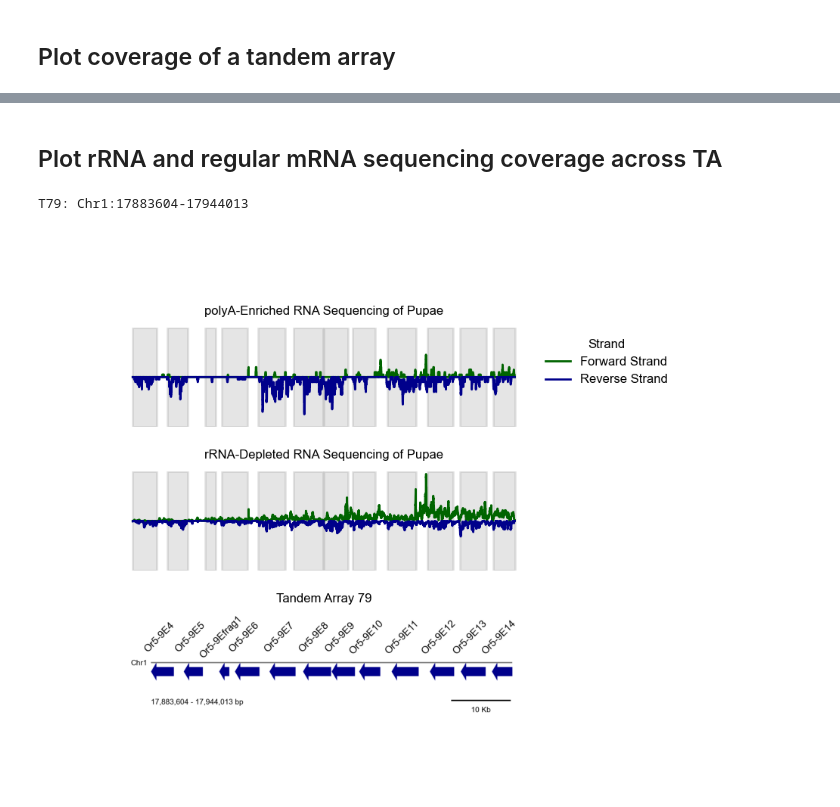
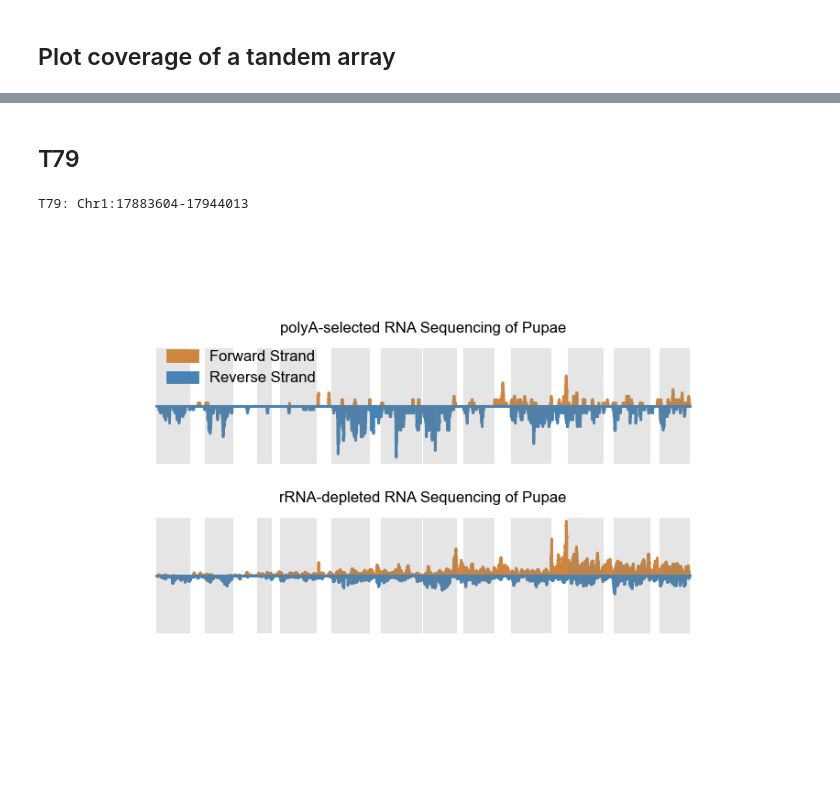
Before and after one commit to Social-Evolution-and-Behavior/Glotzer-Kronauer-2025, a Jupyter notebook: rRNA-depleted-RNA-seq/scripts/plot_example_tandem_array.ipynb, the cells around one changed output, grey strips where cells are left out. Drawn from its saved outputs; the diff is of its cells as text; code cells hidden in the pictures; blank space fills up the shorter version.

```diff
--- a/rRNA-depleted-RNA-seq/scripts/plot_example_tandem_array.ipynb
+++ b/rRNA-depleted-RNA-seq/scripts/plot_example_tandem_array.ipynb
@@ -162,5 +90,5 @@ T79: Chr1:17883604-17944013
-# %% [markdown]
-## Plot rRNA and regular mRNA sequencing coverage across TA
+# %% [markdown]
+## T79
 # %%
 # Tandem Array Info
 TA = 79
@@ -172,93 +100,49 @@ ta_gene_bounds = [tr.get_gene(gene).get_transcript_longest_cds().get_bounds() fo
 ta_start, ta_end = min([bounds[0] for bounds in ta_gene_bounds]), max([bounds[1] for bounds in ta_gene_bounds])
 print(f"T{TA}: {ta_chr}:{ta_start}-{ta_end}")
 
-fig, axs = plt.subplots(3, 1, figsize=(4, 3), height_ratios=[0.3, 0.3, 0.3], dpi=200)
+fig, axs = plt.subplots(2, 1, figsize=(3.5, 2), dpi=200)
 plt.rcParams['font.family'] = 'sans-serif'
 plt.rcParams['font.sans-serif'] = ['Arial']
-fontsize=6
-plt.subplots_adjust(hspace=0.1)
 
 # Plot coverage of mRNA sequencing of female pupae
 sample = 'F1'
 fwd_coverage = get_coverage_polyA_female(sample, 'fwd', ta_chr, ta_start, ta_end)
 rev_coverage = get_coverage_polyA_female(sample, 'rev', ta_chr, ta_start, ta_end)
-axs[0].plot(np.arange(ta_start, ta_end), fwd_coverage, color='darkgreen', label='Forward Strand', linewidth=1)
-axs[0].plot(np.arange(ta_start, ta_end), -np.array(rev_coverage), color='darkblue', label='Reverse Strand', linewidth=1)
+# Plot coverage of mRNA sequencing of pupae using rRNA depleted data, filling in the space between the plot and the x-axis
+axs[0].fill_between(np.arange(ta_start, ta_end), fwd_coverage, color='peru', alpha=1, label='Forward Strand')
+axs[0].fill_between(np.arange(ta_start, ta_end), -np.array(rev_coverage), color='steelblue', alpha=1, label='Reverse Strand')
 for ta_gene_bound in ta_gene_bounds:
-    axs[0].axvspan(ta_gene_bound[0], ta_gene_bound[1], color='grey', alpha=0.2)
-axs[0].set_title(f"polyA-Enriched RNA Sequencing of Pupae", fontsize=fontsize)
+    axs[0].axvspan(ta_gene_bound[0], ta_gene_bound[1], color='grey', alpha=0.2, lw=0)
+axs[0].set_title(f"polyA-selected RNA Sequencing of Pupae", fontsize=6)
 axs[0].set_ylabel('')
-ylim = max(max(fwd_coverage), max(rev_coverage)) + 5
+ylim = max(max(fwd_coverage), max(rev_coverage)) + 2
 axs[0].set_ylim(-ylim, ylim)
 axs[0].set_xticks([])
 axs[0].set_yticks([])
-axs[0].legend(loc='upper left', fontsize=6, bbox_to_anchor=(1, 1), frameon=False, title='Strand', title_fontsize=6)
+axs[0].legend(loc='upper left', fontsize=6, bbox_to_anchor=(0.04, 1.1), frameon=False)
 axs[0].axis('off')
 
 # Plot coverage of mRNA sequencing of pupae using rRNA depleted data
 tissue = 'Pupae_S5'
 fwd_coverage = get_coverage_rRNA_depleted(tissue, 'fwd', ta_chr, ta_start, ta_end)
 rev_coverage = get_coverage_rRNA_depleted(tissue, 'rev', ta_chr, ta_start, ta_end)
 ylim = max(max(fwd_coverage), max(rev_coverage)) + 5
-axs[1].plot(np.arange(ta_start, ta_end), fwd_coverage, color='darkgreen', label='Forward Strand', linewidth=1)
-axs[1].plot(np.arange(ta_start, ta_end), -np.array(rev_coverage), color='darkblue', label='Reverse Strand', linewidth=1)
+axs[1].fill_between(np.arange(ta_start, ta_end), fwd_coverage, color='peru', alpha=1, label='Forward Strand')
+axs[1].fill_between(np.arange(ta_start, ta_end), -np.array(rev_coverage), color='steelblue', alpha=1, label='Reverse Strand')
 # Make grey bars where the gene bounds are
 for ta_gene_bound in ta_gene_bounds:
-    axs[1].axvspan(ta_gene_bound[0], ta_gene_bound[1], color='grey', alpha=0.2)
-axs[1].set_title(f"rRNA-Depleted RNA Sequencing of Pupae", fontsize=6)
+    axs[1].axvspan(ta_gene_bound[0], ta_gene_bound[1], color='grey', alpha=0.2, lw=0)
+axs[1].set_title(f"rRNA-depleted RNA Sequencing of Pupae", fontsize=6)
 axs[1].set_ylabel('')
 axs[1].set_ylim(-ylim, ylim)
 axs[1].set_xticks([])
 axs[1].set_yticks([])
 axs[1].axis('off')
 
-
-# Gene Annotations using GenomeViz
-gv = GenomeViz(track_align_type="center", theme="light", fig_width=4, fig_track_height=0.4)
-gv.set_scale_bar(ymargin=0.5, labelsize=6)
-
-# Create Feature Track
-track = gv.add_feature_track(ta_chr, (int(ta_start), int(ta_end)), labelsize=6)
-track.add_sublabel(size=6, ymargin=1)
-
-# Add Gene Models
-for gene_name in ta_genes:
-    gene = tr.get_gene(gene_name)
-    transcript = gene.get_transcript_longest_cds()
-    bounds = transcript.get_bounds()
-    strand = 1 if transcript.strand == '+' else -1
-    track.add_feature(
-        int(bounds[0]), int(bounds[1]),
-        strand,
-        plotstyle='arrow',
-        fc='darkblue',
-        ec='darkblue',
-        arrow_shaft_ratio=0.5,
-        label=gene_name,
-        text_kws={'color': 'black',
-                  'rotation': 45,
-                  'vpos': 'top',
-                  'hpos': 'center',
-                  'size':8}
-    )
-
-# Render GenomeViz as an Image
-output_file = "../results/genome_viz.png"
-gv.savefig(output_file, dpi=300, pad_inches=0)
-
-# Display GenomeViz on Second Subplot
-img = Image.open(output_file)
-axs[2].imshow(img)
-axs[2].axis('off')
-axs[2].set_title(f'Tandem Array {TA}', fontsize=6)
-
 # Finalize and Show
 plt.tight_layout()
-
-
-#plt.savefig(f"../figures/t79-example.pdf", format="pdf", pad_inches=0, bbox_inches=0, transparent=False)
-
+plt.savefig(f"../figures/t79-rRNA-and-polyA-coverage.pdf", format="pdf", pad_inches=0, bbox_inches=0, transparent=False)
 plt.show()
 # %% [output]
 T79: Chr1:17883604-17944013
-[figure, old version]
+[figure, new version]
```
Also changed, not shown: parts of 2 cells of this notebook, 1 other file.
